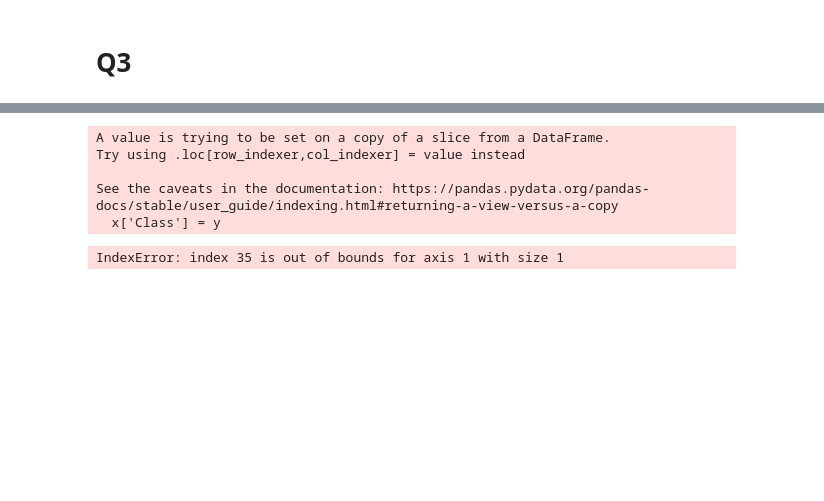
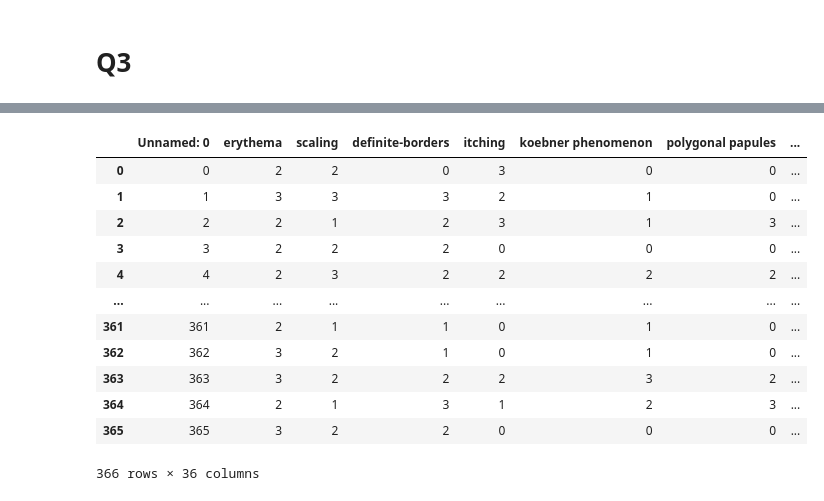
Before and after one commit to Muhammed-Owais01/PAILabFall2024, a Jupyter notebook: Lab11/k230047_11_.ipynb, the cells around one changed output, grey strips where cells are left out. Drawn from its saved outputs; the diff is of its cells as text; code cells hidden in the pictures; blank space fills up the shorter version.

```diff
--- a/Lab11/k230047_11_.ipynb
+++ b/Lab11/k230047_11_.ipynb
@@ -166,21 +101,18 @@ display(dermatology.variables)
-# %%
-seed = 7
-test_size = 0.2
-x['Class'] = y
-x = x.dropna()
-X = x.values[:, :35]
-Y = y.values[:, 35]
-
-X_train, X_test, Y_train, Y_test = train_test_split(X, Y, test_size=test_size, random_state=seed)
-
-knn = KNeighborsClassifier(n_neighbors=3)
-knn.fit(X_train, Y_train)
-predictions = knn.predict(X_test)
-accuracy_score(Y_test, predictions)
-# %% [output]
-A value is trying to be set on a copy of a slice from a DataFrame.
-Try using .loc[row_indexer,col_indexer] = value instead
-
-See the caveats in the documentation: https://pandas.pydata.org/pandas-docs/stable/user_guide/indexing.html#returning-a-view-versus-a-copy
-  x['Class'] = y
-IndexError: index 35 is out of bounds for axis 1 with size 1
+# %%
+df = pd.read_csv('derma.csv')
+
+df
+# %% [output]
+|  | Unnamed: 0 | erythema | scaling | definite-borders | itching | koebner phenomenon | polygonal papules | ... |
+| 0 | 0 | 2 | 2 | 0 | 3 | 0 | 0 | ... |
+| 1 | 1 | 3 | 3 | 3 | 2 | 1 | 0 | ... |
+| 2 | 2 | 2 | 1 | 2 | 3 | 1 | 3 | ... |
+| 3 | 3 | 2 | 2 | 2 | 0 | 0 | 0 | ... |
+| 4 | 4 | 2 | 3 | 2 | 2 | 2 | 2 | ... |
+| ... | ... | ... | ... | ... | ... | ... | ... | ... |
+| 361 | 361 | 2 | 1 | 1 | 0 | 1 | 0 | ... |
+| 362 | 362 | 3 | 2 | 1 | 0 | 1 | 0 | ... |
+| 363 | 363 | 3 | 2 | 2 | 2 | 3 | 2 | ... |
+| 364 | 364 | 2 | 1 | 3 | 1 | 2 | 3 | ... |
+| 365 | 365 | 3 | 2 | 2 | 0 | 0 | 0 | ... |
+366 rows × 36 columns
```
Also changed, not shown: parts of 11 cells of this notebook, 1 other file.
